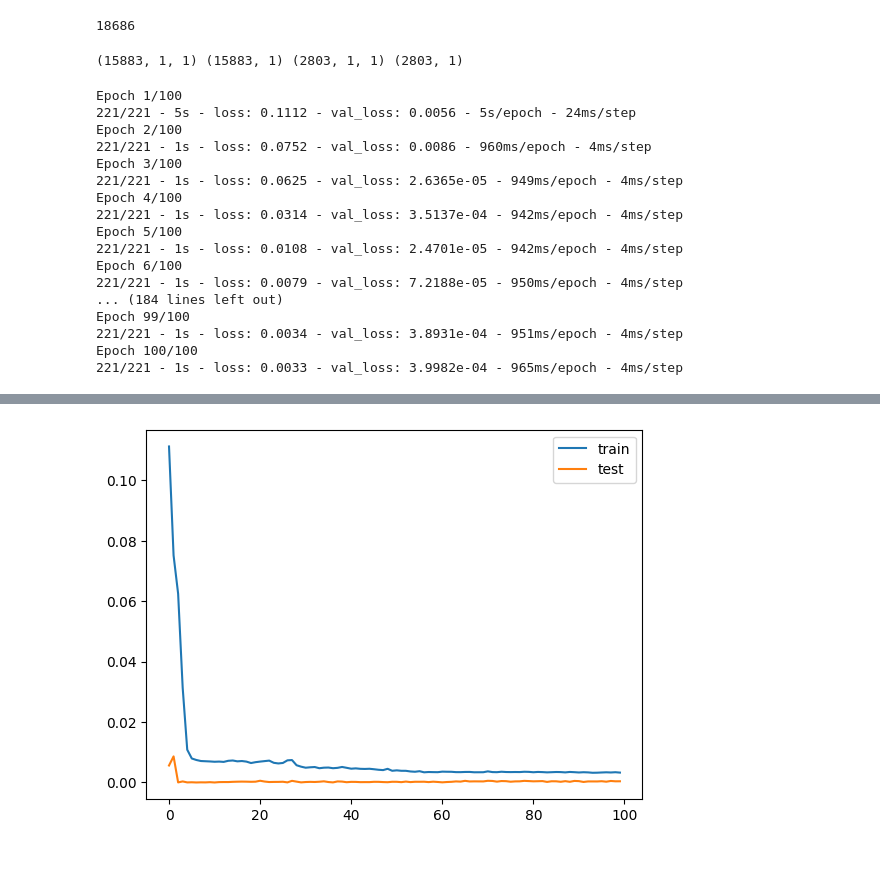
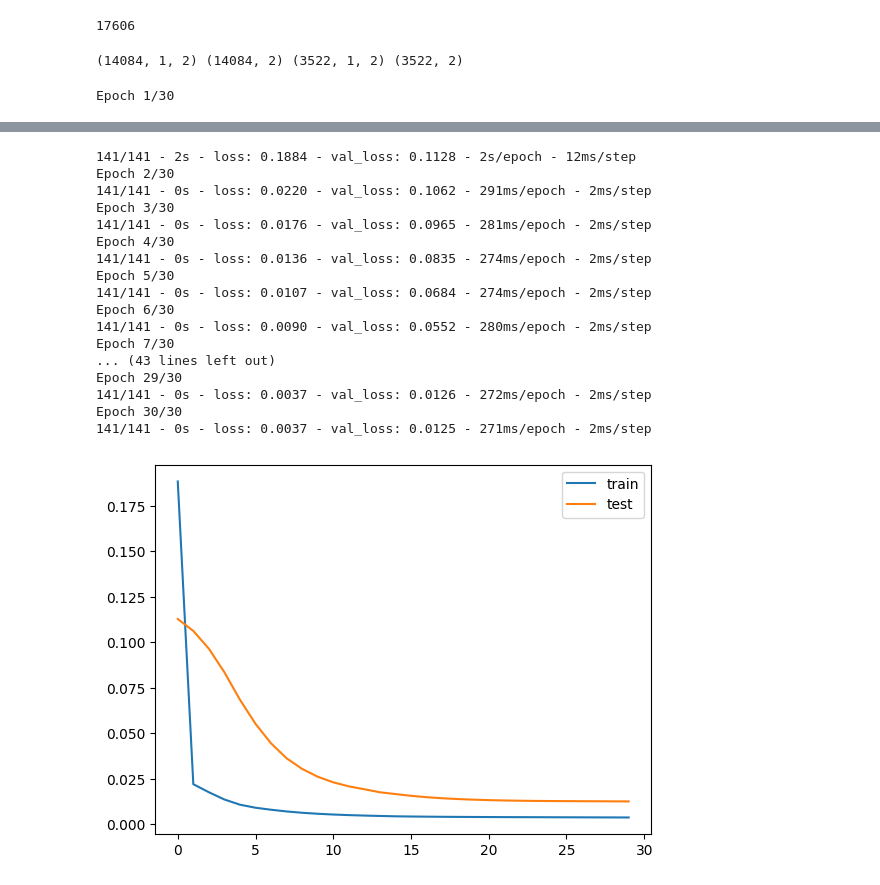
Before and after one commit to sriharikg2003/Moisture-Minds, a Jupyter notebook: neural_1.ipynb, the cells around one changed output, grey strips where cells are left out. Cells and saved outputs as stored; diff of their text form; code cells hidden in the pictures.

```diff
--- a/neural_1.ipynb
+++ b/neural_1.ipynb
@@ -48,17 +48,17 @@ dataset = read_csv('data1.csv',  parse_dates = ['ttime'], index_col=0, date_pars
 dataset.index.name = 'date'
 print(dataset.head())
 # dataset = read_csv('pollution.csv', header=0, index_col=0)
-feature_list = ['sm']
+feature_list = ['sm', 'st']
 feature_list_len = len(feature_list)
 values = dataset[feature_list].values
 # print(values[9920:])
 # print(values[:9266])
 # print(np.delete(values, np.s_[9266:9920], 1)[9300])
-values = np.delete(values, np.s_[9266:9920], 0)
+values = np.delete(values, np.s_[9266:11000], 0)
 # values = values[11000:]
-values = savgol_filter(values[:,0], 100, 1).reshape((-1, 1))
-plt.plot(values[:, 0])
-plt.show()
+# values = savgol_filter(values[:,1], 100, 1).reshape((-1, 1))
+# plt.plot(values[:, 1])
+# plt.show()
 # %% [output]
                       pm1  pm2  pm3   am      sm     st      lum
 date
@@ -106,10 +105,10 @@ print(reframed.head())
 values = reframed.values
 len(values)
 # %% [output]
-18686
+17606
 # %%
-train = values[:int(0.85*(len(values))), :]
-test = values[int(0.85*(len(values))):, :]
+train = values[:int(0.8*(len(values))), :]
+test = values[int(0.8*(len(values))):, :]
 
 train_X, train_y = train[:, :-feature_list_len], train[:, -feature_list_len:]
 test_X, test_y = test[:, :-feature_list_len], test[:, -feature_list_len:]
@@ -118,53 +117,38 @@ train_X = train_X.reshape((train_X.shape[0], 1, train_X.shape[1]))
 test_X = test_X.reshape((test_X.shape[0], 1, test_X.shape[1]))
 print(train_X.shape, train_y.shape, test_X.shape, test_y.shape)
 # %% [output]
-(15883, 1, 1) (15883, 1) (2803, 1, 1) (2803, 1)
+(14084, 1, 2) (14084, 2) (3522, 1, 2) (3522, 2)
 # %%
 model = Sequential()
-# model.add(LSTM(10, activation='relu', return_sequences=True, input_shape=(train_X.shape[1], train_X.shape[2])))
-# # model.add(Dropout(0.5))
+model.add(LSTM(100, activation='relu', return_sequences=True, input_shape=(train_X.shape[1], train_X.shape[2])))
+# model.add(Dropout(0.5))
 # # model.add(RepeatVector(1))
 # model.add(LSTM(10, activation='relu', return_sequences=True))
+model.add(LSTM(25, activation='relu', return_sequences=True))
 # model.add(LSTM(25, activation='relu', return_sequences=True))
 
-model.add(LSTM(units = 64, return_sequences = True, input_shape = (train_X.shape[1], train_X.shape[2])))
-model.add(Dropout(0.5))
+# model.add(LSTM(units = 64, return_sequences = True, input_shape = (train_X.shape[1], train_X.shape[2])))
+# model.add(Dropout(0.5))
 
-model.add(LSTM(units = 128, return_sequences = True))
-model.add(Dropout(0.5))
+# model.add(LSTM(units = 128, return_sequences = True))
+# model.add(Dropout(0.5))
 
-model.add(LSTM(units = 64, return_sequences = True))
-model.add(Dropout(0.5))
+# model.add(LSTM(units = 64, return_sequences = True))
+# model.add(Dropout(0.5))
 
-model.add(LSTM(units = 64))
-model.add(Dropout(0.2))
+# model.add(LSTM(units = 64))
+# model.add(Dropout(0.2))
 
 
 model.add(Dense(feature_list_len))
 # model.add(TimeDistributed(Dense(2)))
 model.compile(loss='mse', optimizer='adam')
 # fit network
-history = model.fit(train_X, train_y, epochs=100, batch_size=72, validation_data=(test_X, test_y), verbose=2, shuffle=False)
+history = model.fit(train_X, train_y, epochs=30, batch_size=100, validation_data=(test_X, test_y), verbose=2, shuffle=False)
 # plot history
 plt.plot(history.history['loss'], label='train')
 plt.plot(history.history['val_loss'], label='test')
 plt.legend()
 plt.show()
 # %% [output]
-Epoch 1/100
-221/221 - 5s - loss: 0.1112 - val_loss: 0.0056 - 5s/epoch - 24ms/step
-Epoch 2/100
-221/221 - 1s - loss: 0.0752 - val_loss: 0.0086 - 960ms/epoch - 4ms/step
-Epoch 3/100
-221/221 - 1s - loss: 0.0625 - val_loss: 2.6365e-05 - 949ms/epoch - 4ms/step
-Epoch 4/100
-221/221 - 1s - loss: 0.0314 - val_loss: 3.5137e-04 - 942ms/epoch - 4ms/step
-Epoch 5/100
-221/221 - 1s - loss: 0.0108 - val_loss: 2.4701e-05 - 942ms/epoch - 4ms/step
-Epoch 6/100
-221/221 - 1s - loss: 0.0079 - val_loss: 7.2188e-05 - 950ms/epoch - 4ms/step
-... (184 lines left out)
-Epoch 99/100
-221/221 - 1s - loss: 0.0034 - val_loss: 3.8931e-04 - 951ms/epoch - 4ms/step
-Epoch 100/100
-221/221 - 1s - loss: 0.0033 - val_loss: 3.9982e-04 - 965ms/epoch - 4ms/step
+Epoch 1/30
@@ -171,2 +156,19 @@ Epoch 100/100
+141/141 - 2s - loss: 0.1884 - val_loss: 0.1128 - 2s/epoch - 12ms/step
+Epoch 2/30
+141/141 - 0s - loss: 0.0220 - val_loss: 0.1062 - 291ms/epoch - 2ms/step
+Epoch 3/30
+141/141 - 0s - loss: 0.0176 - val_loss: 0.0965 - 281ms/epoch - 2ms/step
+Epoch 4/30
+141/141 - 0s - loss: 0.0136 - val_loss: 0.0835 - 274ms/epoch - 2ms/step
+Epoch 5/30
+141/141 - 0s - loss: 0.0107 - val_loss: 0.0684 - 274ms/epoch - 2ms/step
+Epoch 6/30
+141/141 - 0s - loss: 0.0090 - val_loss: 0.0552 - 280ms/epoch - 2ms/step
+Epoch 7/30
+... (43 lines left out)
+Epoch 29/30
+141/141 - 0s - loss: 0.0037 - val_loss: 0.0126 - 272ms/epoch - 2ms/step
+Epoch 30/30
+141/141 - 0s - loss: 0.0037 - val_loss: 0.0125 - 271ms/epoch - 2ms/step
-[figure, old version]
+[figure, new version]
 # %%
```
Also changed, not shown: parts of 8 cells of this notebook.
